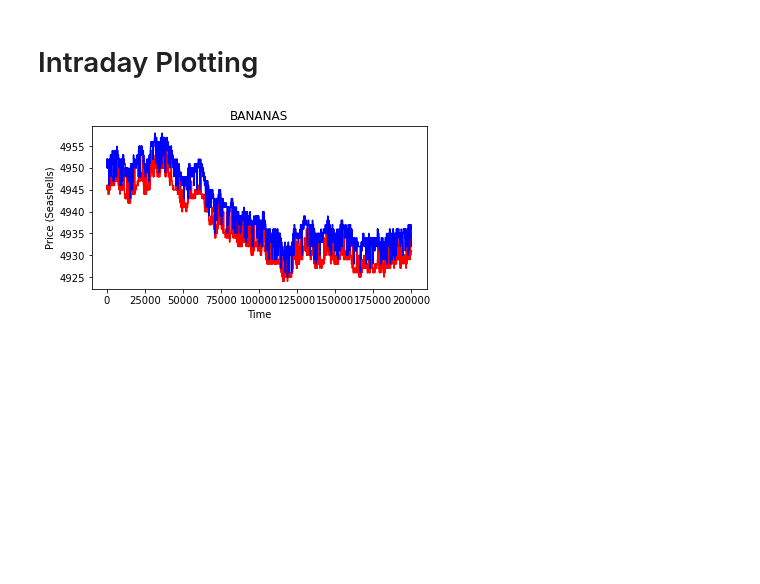
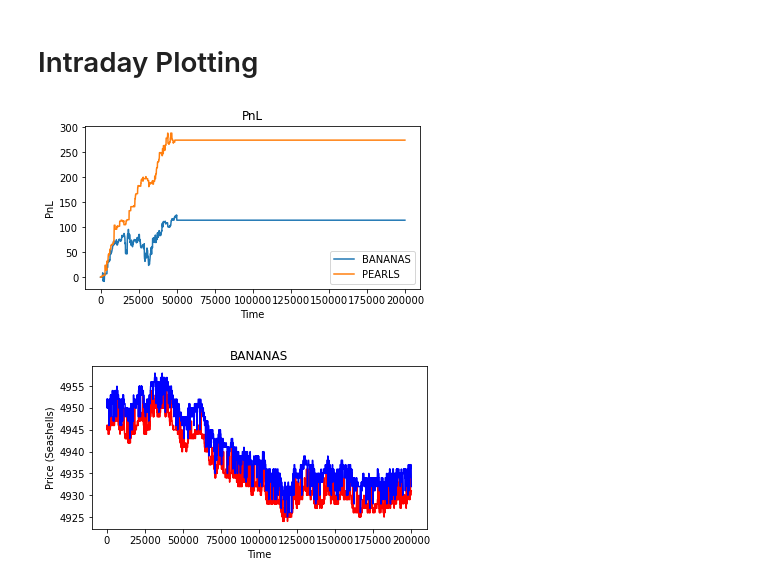
Before and after one commit to XiuLuoShen/imc_prosperity, a Jupyter notebook: ResultsAnalysis.ipynb, the cells around one changed output. Drawn from its saved outputs; the diff is of its cells as text; code cells hidden in the pictures; blank space fills up the shorter version.

```diff
--- a/ResultsAnalysis.ipynb
+++ b/ResultsAnalysis.ipynb
@@ -294,8 +294,8 @@ def augment_trade_data(trades):
 # %% [markdown]
 # Data Loading
 # %%
-file_name = "068803d5-0175-4576-8fd8-4d64894c54e2"
-file_name = "baseline"
+file_name = "2312297e-2388-454d-b73e-f2356ab2d899"
+# file_name = "baseline"
 
 log_file = "logs/{}.log".format(file_name)
 results_file = "results/{}.csv".format(file_name)
@@ -825,6 +825,17 @@ bid_cross[['bid_levels','ask_levels','levels_imb', 'bid_sz','ask_sz', 'dist_fair
 # Intraday Plotting
 # %%
 fig_size = (6,3)
+
+def plot_pnl(results):
+    f, ax = plt.subplots(figsize=fig_size)
+    for product in results:
+        ax.plot("timestamp", "profit_and_loss", data=results[product], label=product)
+    ax.set_xlabel("Time")
+    ax.set_ylabel("PnL")
+    ax.legend()
+    ax.set_title("PnL")
+    return
+
 def plot_quote(md, sym):
     f, ax = plt.subplots(figsize=fig_size)
     ax.plot("timestamp", "bid", data=md, color="red")
@@ -862,6 +873,10 @@ def plot_price(md, sym, price_type):
 def plot_ohcl(md, sym):
     # Candlestick plot
     pass
+# %%
+plot_pnl(results)
+# %% [output]
+[figure, added]
 # %%
 for s in symbols:
     plot_quote(dfs['quote'][s], s)
```
Also changed, not shown: 2 other files.
